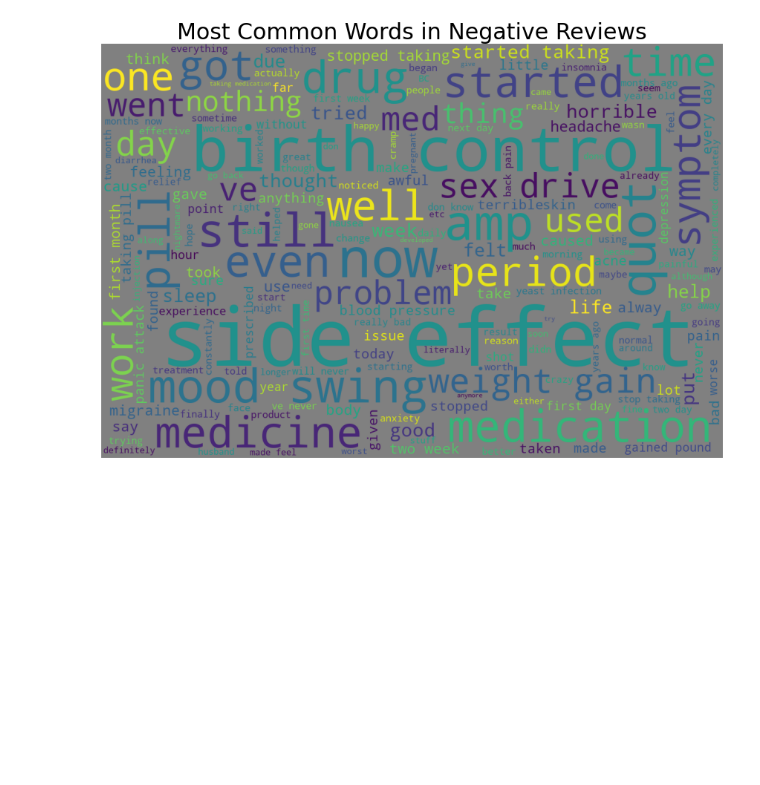
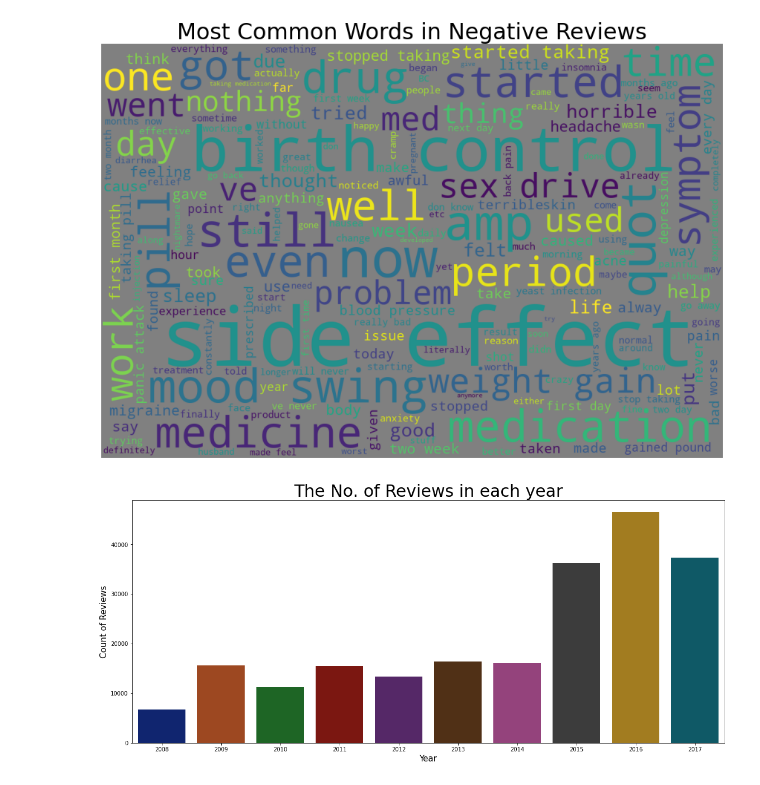
Before and after one commit to buriihenry/Drugs-Recommendation, a Jupyter notebook: Drugs_Recommendation.ipynb, the cells around one changed output. Drawn from its saved outputs; the diff is of its cells as text; code cells hidden in the pictures; blank space fills up the shorter version.

```diff
--- a/Drugs_Recommendation.ipynb
+++ b/Drugs_Recommendation.ipynb
@@ -281,3 +281,24 @@ plt.show()
 # %% [output]
 <wordcloud.wordcloud.WordCloud object at 0x...>
 [figure]
+# %%
+#converting the date into datetime format
+data['date']=pd.to_datetime(data['date'],errors='coerce')
+
+#extracting year from date
+data['Year']=data['date'].dt.year
+
+data['month']=data['date'].dt.month
+
+data['day']=data['date'].dt.day
+# %%
+# looking at the no. of reviews in each of the year
+
+plt.rcParams['figure.figsize'] = (19, 8)
+sns.countplot(data['Year'], palette ='dark')
+plt.title('The No. of Reviews in each year', fontsize = 30)
+plt.xlabel('Year', fontsize = 15)
+plt.ylabel('Count of Reviews', fontsize = 15)
+plt.show()
+# %% [output]
+[figure, added]
```
Also changed, not shown: parts of 15 cells of this notebook.
